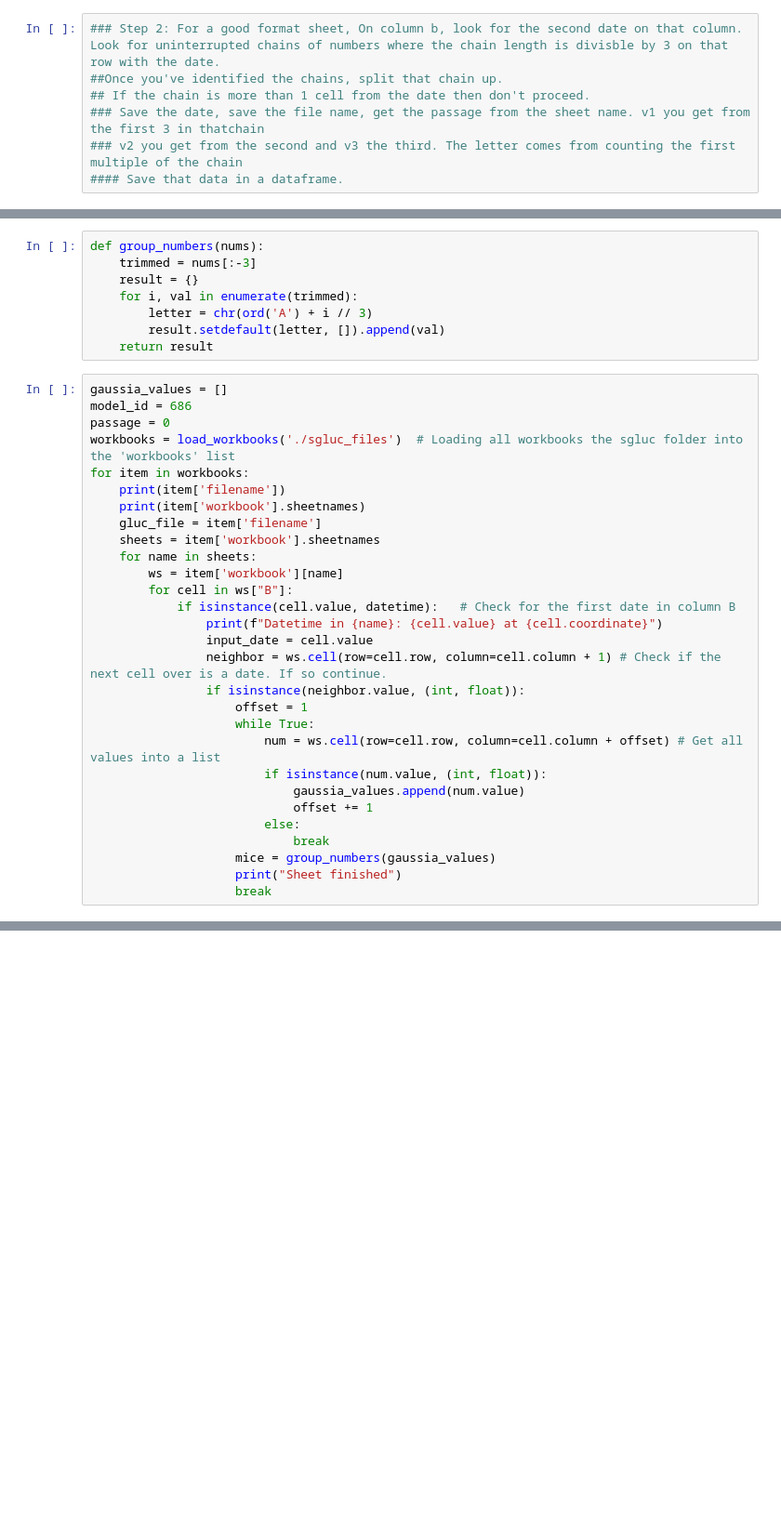
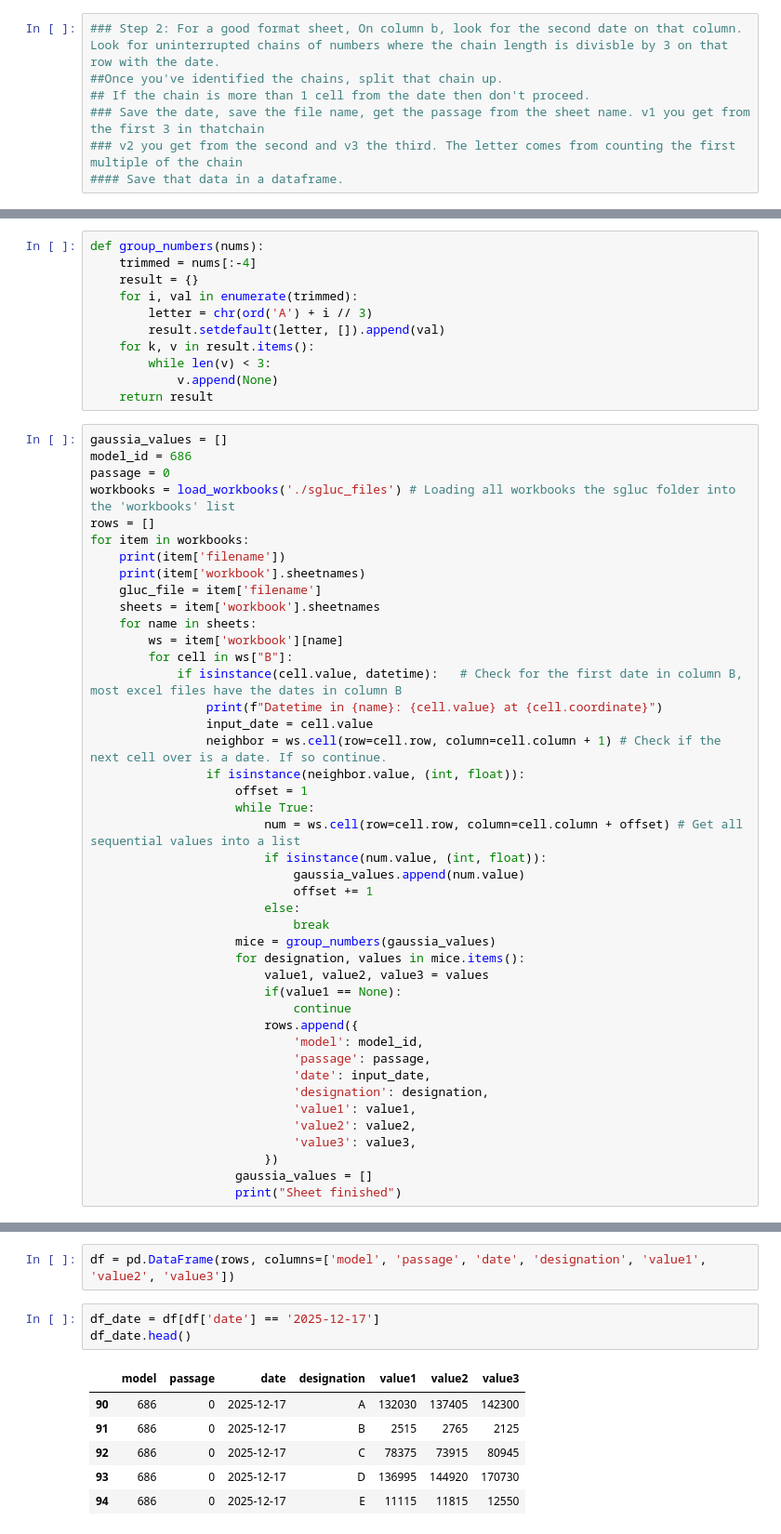
Before and after one commit to MrSawfish/gaussia-convert, a Jupyter notebook: munging_sgluc.ipynb, the cells around one changed output, grey strips where cells are left out. Shown at 93% size. Cells and saved outputs as stored; diff of their text form; blank space fills up the shorter version.

Commit message:
Algorithm to create list added.

```diff
--- a/munging_sgluc.ipynb
+++ b/munging_sgluc.ipynb
@@ -29,17 +29,21 @@ def load_workbooks(folder_path):
     return workbooks
 # %%
 def group_numbers(nums):
-    trimmed = nums[:-3]
+    trimmed = nums[:-4]
     result = {}
     for i, val in enumerate(trimmed):
         letter = chr(ord('A') + i // 3)
         result.setdefault(letter, []).append(val)
+    for k, v in result.items():
+        while len(v) < 3:
+            v.append(None)
     return result
 # %%
 gaussia_values = []
 model_id = 686
 passage = 0
-workbooks = load_workbooks('./sgluc_files')  # Loading all workbooks the sgluc folder into the 'workbooks' list
+workbooks = load_workbooks('./sgluc_files') # Loading all workbooks the sgluc folder into the 'workbooks' list
+rows = []
 for item in workbooks:
     print(item['filename'])
     print(item['workbook'].sheetnames)
@@ -48,22 +52,35 @@ for item in workbooks:
     for name in sheets:
         ws = item['workbook'][name]
         for cell in ws["B"]:
-            if isinstance(cell.value, datetime):   # Check for the first date in column B
+            if isinstance(cell.value, datetime):   # Check for the first date in column B, most excel files have the dates in column B
                 print(f"Datetime in {name}: {cell.value} at {cell.coordinate}")
                 input_date = cell.value
                 neighbor = ws.cell(row=cell.row, column=cell.column + 1) # Check if the next cell over is a date. If so continue.
                 if isinstance(neighbor.value, (int, float)):
                     offset = 1
                     while True:
-                        num = ws.cell(row=cell.row, column=cell.column + offset) # Get all values into a list
+                        num = ws.cell(row=cell.row, column=cell.column + offset) # Get all sequential values into a list
                         if isinstance(num.value, (int, float)):
                             gaussia_values.append(num.value)
                             offset += 1
                         else:
                             break
                     mice = group_numbers(gaussia_values)
+                    for designation, values in mice.items():
+                        value1, value2, value3 = values
+                        if(value1 == None):
+                            continue
+                        rows.append({
+                            'model': model_id,
+                            'passage': passage,
+                            'date': input_date,
+                            'designation': designation,
+                            'value1': value1,
+                            'value2': value2,
+                            'value3': value3,
+                        })
+                    gaussia_values = []
                     print("Sheet finished")
-                    break
 # %% [output]
 GS686-sGluc.xlsx
 ['GBX686P0', 'GBX686P1']
@@ -79,0 +106,12 @@ print(v_1)
+# %%
+df = pd.DataFrame(rows, columns=['model', 'passage', 'date', 'designation', 'value1', 'value2', 'value3'])
+# %%
+df_date = df[df['date'] == '2025-12-17']
+df_date.head()
+# %% [output]
+|  | model | passage | date | designation | value1 | value2 | value3 |
+| 90 | 686 | 0 | 2025-12-17 | A | 132030 | 137405 | 142300 |
+| 91 | 686 | 0 | 2025-12-17 | B | 2515 | 2765 | 2125 |
+| 92 | 686 | 0 | 2025-12-17 | C | 78375 | 73915 | 80945 |
+| 93 | 686 | 0 | 2025-12-17 | D | 136995 | 144920 | 170730 |
+| 94 | 686 | 0 | 2025-12-17 | E | 11115 | 11815 | 12550 |
```
Also changed, not shown: parts of 8 cells of this notebook.
